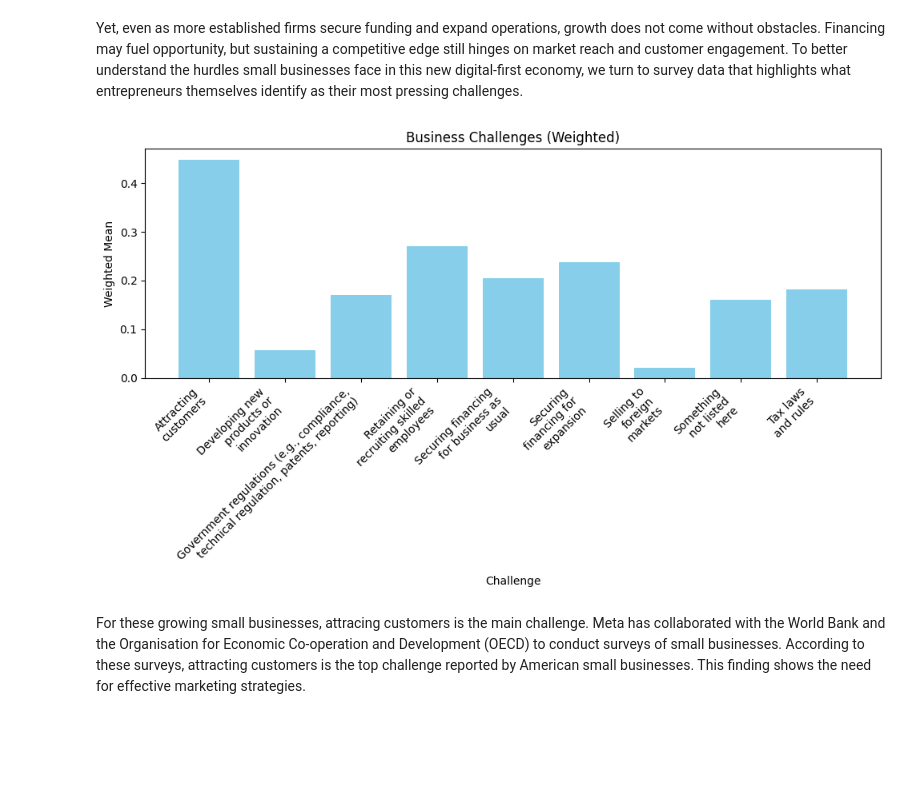
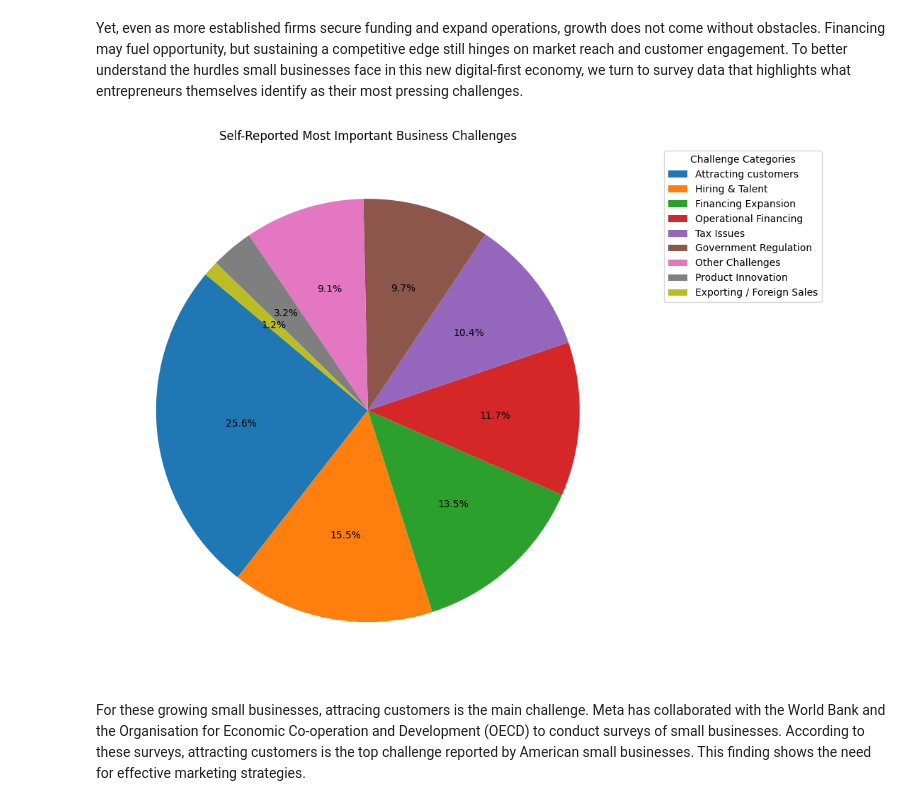
Before and after one commit to rladia/The-Small-Business-Boom, a Jupyter notebook: InitialDataCleaning.ipynb, the cells around one changed output. Drawn from its saved outputs; the diff is of its cells as text; code cells hidden in the pictures; blank space fills up the shorter version.

```diff
--- a/InitialDataCleaning.ipynb
+++ b/InitialDataCleaning.ipynb
@@ -120,62 +120,77 @@ Established small businesses are on the rise. 7(a) loans are designed to support
 Yet, even as more established firms secure funding and expand operations, growth does not come without obstacles. Financing may fuel opportunity, but sustaining a competitive edge still hinges on market reach and customer engagement. To better understand the hurdles small businesses face in this new digital-first economy, we turn to survey data that highlights what entrepreneurs themselves identify as their most pressing challenges.
 # %%
 meta_df = pd.read_csv("aggregate_smb_leaders.csv")
-questions = ["s this business currently both operating and engaged in revenue generating activities?",
-             "How long ago did this business begin operations?",
-             "Does your business currently use the services of a bank or any other financial institution? By services, we mean services such as those used to save money, make or receive payments and wages, or to receive financial help.",
-             "Within the past 12 months, did your business apply for any new lines of credit or loans?",
-             "Did your business ever have an outstanding line of credit or loan within the past 3 years?",
-             "In the next 12 months, does your business plan to make any large new investments (e.g., machinery and equipment, new or expanded facilities, or research and development projects)?",
-             "Thinking about the past 12 months, what types of government support did this business receive?",
-             "In which economic sector does this business operate?",
-             "What are the most important challenges your business currently faces? (Please select up to two)"
-             ]
+
+# Questions of interest
+questions = [
+    "Is this business currently both operating and engaged in revenue generating activities?",
+    "How long ago did this business begin operations?",
+    "Does your business currently use the services of a bank or any other financial institution? By services, we mean services such as those used to save money, make or receive payments and wages, or to receive financial help.",
+    "Within the past 12 months, did your business apply for any new lines of credit or loans?",
+    "Did your business ever have an outstanding line of credit or loan within the past 3 years?",
+    "In the next 12 months, does your business plan to make any large new investments (e.g., machinery and equipment, new or expanded facilities, or research and development projects)?",
+    "Thinking about the past 12 months, what types of government support did this business receive?",
+    "In which economic sector does this business operate?",
+    "What are the most important challenges your business currently faces? (Please select up to two)"
+]
+
 
 questions_sql = ', '.join(f"'{q}'" for q in questions)
 
 query = f"""
-SELECT *
-    FROM meta_df
-    WHERE "logged_iso2" = 'US'
-        AND "question_text" IN ({questions_sql})
-"""
-meta_us_df = duckdb.execute(query).df()
-
-query = """
-SELECT *
-FROM meta_us_df
-WHERE "question_text" = 'What are the most important challenges your business currently faces? (Please select up to two)'
-"""
-
-challenge_df = duckdb.execute(query).df()
-
-query = """
 SELECT
     REPLACE("value", 'Checked: ', '') AS value_label,
     "mean_w"
-FROM challenge_df
-WHERE "value" LIKE 'Checked: %'
+FROM meta_df
+WHERE "logged_iso2" = 'US'
+  AND "question_text" = 'What are the most important challenges your business currently faces? (Please select up to two)'
+  AND "question_text" IN ({questions_sql})
+  AND "value" LIKE 'Checked: %'
 """
+
 plot_df = duckdb.execute(query).df()
 
-# Sort the DataFrame alphabetically by value_label
-plot_df = plot_df.sort_values('value_label')
+# Sort descending by mean_w
+plot_df = plot_df.sort_values('mean_w', ascending=False)
 
-# Wrap each label into two lines
-wrapped_labels = [ "\n".join(textwrap.wrap(label, width=int(len(label)/2)))
-                   for label in plot_df['value_label'] ]
+# Rename categories
+rename_map = {
+    "Retaining or recruiting skilled employees": "Hiring & Talent",
+    "Securing financing for expansion": "Financing Expansion",
+    "Securing financing for business as usual": "Operational Financing",
+    "Tax laws and rules": "Tax Issues",
+    "Government regulations (e.g., compliance, technical regulation, patents, reporting)": "Government Regulation",
+    "Something not listed here": "Other Challenges",
+    "Developing new products or innovation": "Product Innovation",
+    "Selling to foreign markets": "Exporting / Foreign Sales"
+}
 
-# Plot horizontal bar chart (works better with long labels)
-plt.figure(figsize=(10,6))
-plt.bar(wrapped_labels, plot_df['mean_w'], color='skyblue')
-plt.xticks(rotation=45, ha='right')
-plt.xlabel("Challenge")
-plt.ylabel("Weighted Mean")
-plt.title("Business Challenges (Weighted)")
+plot_df['value_label'] = plot_df['value_label'].replace(rename_map)
+
+# Create the figure
+plt.figure(figsize=(10, 8))
+
+# Draw pie chart (no labels on slices — cleaner with many categories)
+patches, texts, autotexts = plt.pie(
+    plot_df['mean_w'],
+    autopct='%1.1f%%',
+    startangle=140
+)
+
+# Add legend (index box)
+plt.legend(
+    patches,
+    plot_df['value_label'],
+    title="Challenge Categories",
+    bbox_to_anchor=(1.05, 1),
+    loc="upper left"
+)
+
+plt.title("Self-Reported Most Important Business Challenges")
 plt.tight_layout()
 plt.show()
 # %% [output]
-[figure, old version]
+[figure, new version]
 # %% [markdown]
 For these growing small businesses, attracing customers is the main challenge. Meta has collaborated with the World Bank and the Organisation for Economic Co-operation and Development (OECD) to conduct surveys of small businesses. According to these surveys, attracting customers is the top challenge reported by American small businesses. This finding shows the need for effective marketing strategies.
 # %%
```
Also changed, not shown: parts of 5 cells of this notebook, 2 other files.
